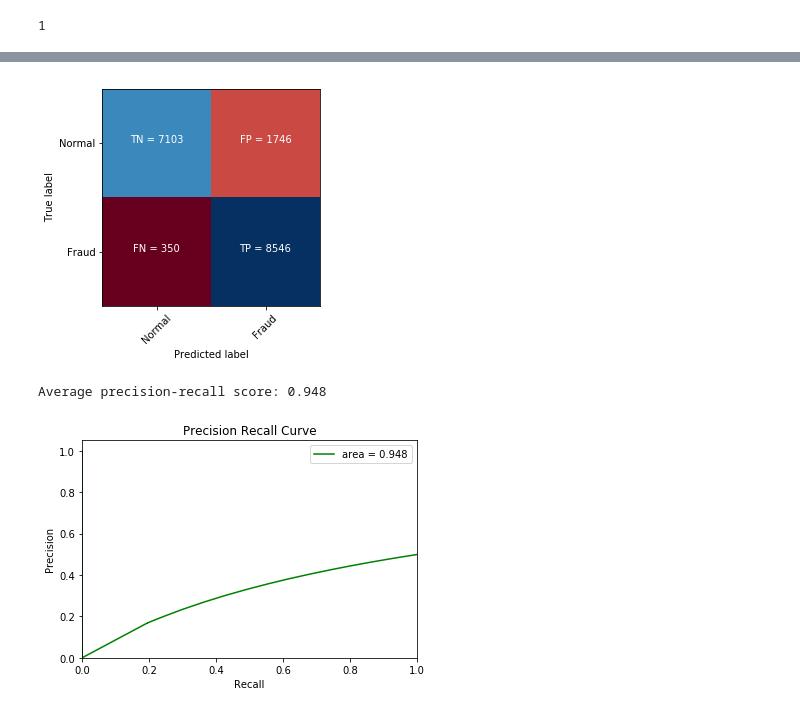
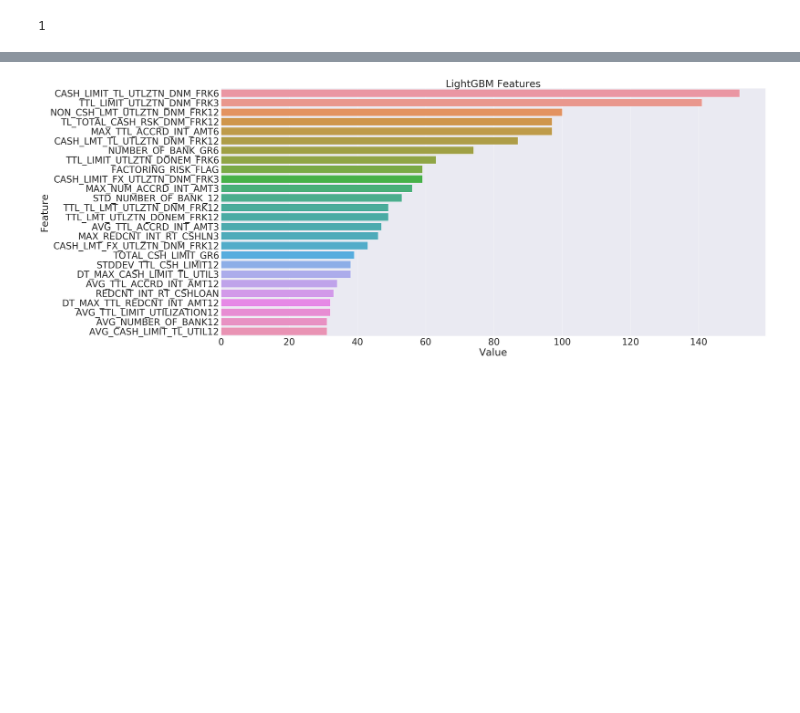
Before and after one commit to orhaneee/ing-datathon-2018, a Jupyter notebook: model.ipynb, the cells around one changed output, grey strips where cells are left out. Saved outputs shown, nothing was run; the diff lists cells and outputs as text; code cells hidden in the pictures; blank space fills up the shorter version.

```diff
--- a/model.ipynb
+++ b/model.ipynb
@@ -651,15 +701,17 @@ Average precision-recall score: 0.949
-# %%
-lgb_model = lgb.LGBMClassifier(random_state=42)
-lgb_model.fit(X_train, y_train)
-y_pred = lgb_model.predict(X_test)
-try:
-    scores = lgb_model.decision_function(X_test)
-except:
-    scores = lgb_model.predict_proba(X_test)[:,1]
-
-# Make plots
-plot_cm(lgb_model, y_pred)
-# %% [output]
-[figure, removed]
-Average precision-recall score: 0.948
-[figure, removed]
+# %%
+# This line takes feature_importances from LightGBM model and
+# gives them the real name whatever they correspond to.
+feature_imp = pd.DataFrame(sorted(zip(lgb_model.feature_importances_,X.columns)), columns=['Value','Feature'])
+feature_imp = feature_imp[feature_imp.Value > 30]
+# %%
+sns.set(font_scale=4)
+
+plt.figure(figsize=(50, 20))
+sns.barplot(x="Value", y="Feature", data=feature_imp.sort_values(by="Value", ascending=False))
+plt.title('LightGBM Features')
+plt.tight_layout()
+plt.show()
+
+sns.set(font_scale=1)
+# %% [output]
+[figure, added]
```
Also changed, not shown: parts of 21 cells of this notebook, 1 other file.
